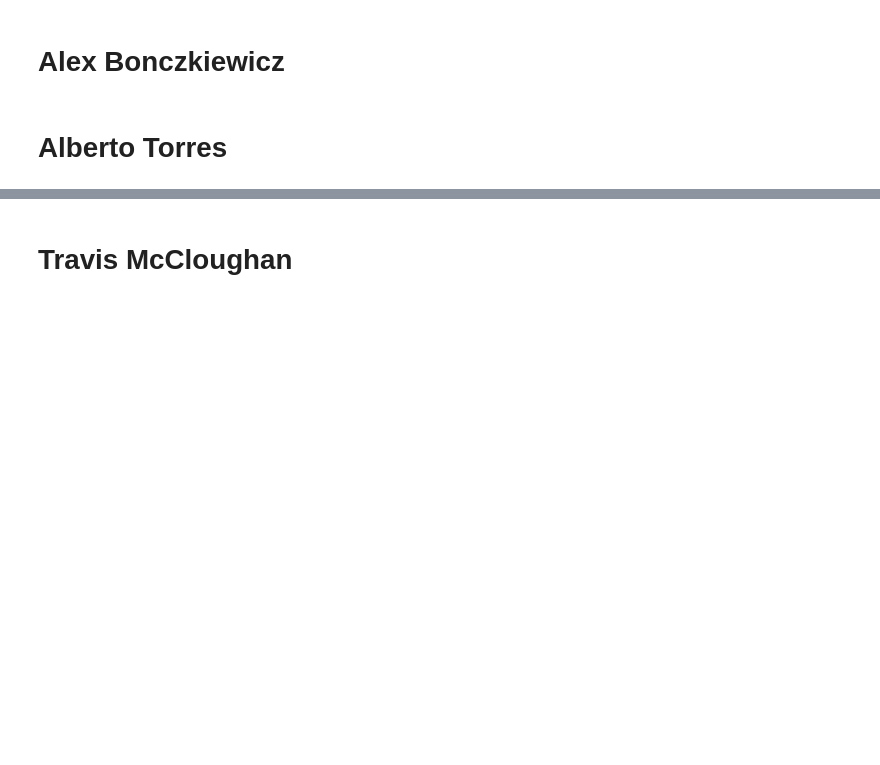
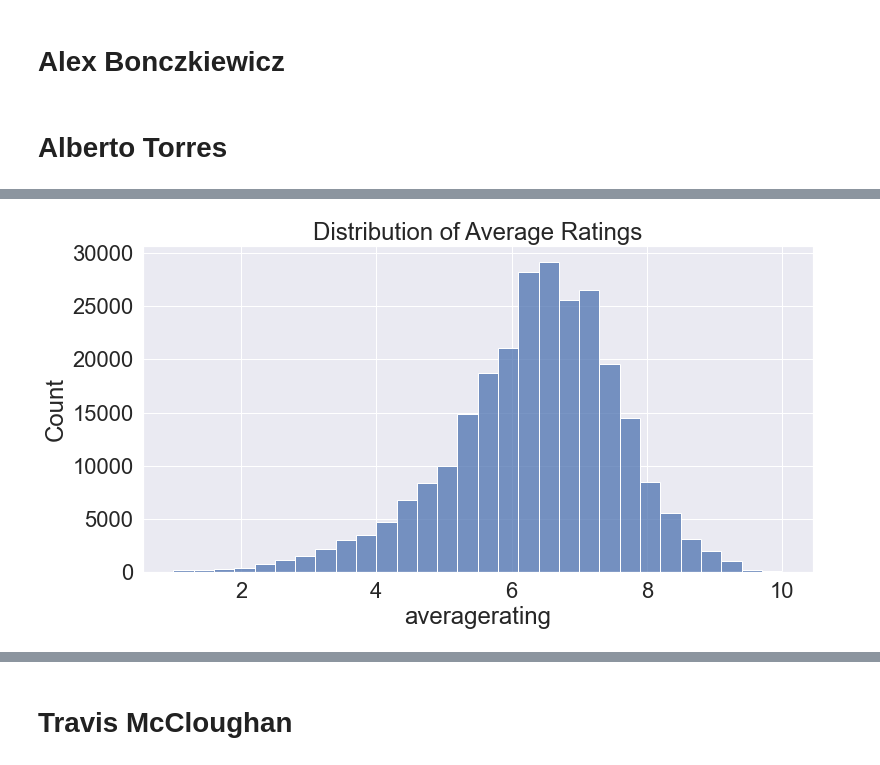
Before and after one commit to jaeminlee95/Semester1_Capstone_Group_3, a Jupyter notebook: student.ipynb, the cells around one changed output, grey strips where cells are left out. Cells and saved outputs as stored; diff of their text form; code cells hidden in the pictures; blank space fills up the shorter version.

```diff
--- a/student.ipynb
+++ b/student.ipynb
@@ -14,0 +67,6 @@ Please fill out:
+# %%
+movie_ratings = pd.read_sql("""
+SELECT *
+FROM movie_ratings;
+""",conn)
+movie_ratings
@@ -14,0 +87,6 @@ Please fill out:
+# %%
+movie_akas = pd.read_sql("""
+SELECT *
+FROM movie_akas;
+""",conn)
+movie_akas
@@ -14,0 +107,15 @@ Please fill out:
+# %%
+# base movie dataframe to work off of
+movies_df = pd.read_sql("""
+SELECT movie_akas.*, movie_basics.primary_title, movie_basics.original_title,
+       movie_basics.start_year, movie_basics.runtime_minutes, movie_basics.genres,
+       movie_ratings.averagerating, movie_ratings.numvotes
+FROM movie_akas
+INNER JOIN
+    movie_basics
+ON  movie_akas.movie_id = movie_basics.movie_id
+INNER JOIN
+    movie_ratings
+ON  movie_akas.movie_id = movie_ratings.movie_id
+""",conn)
+movies_df
@@ -14,0 +173,3 @@ Please fill out:
+# %%
+# categorize the None generes as "N/A"
+movies_df['genres'] = movies_df['genres'].fillna("N/A")
@@ -14,0 +196,7 @@ Please fill out:
+# %%
+# distribution of average ratings
+fig, ax = plt.subplots(figsize=(12,6))
+sns.set(font_scale=2)
+sns.histplot(movies_df['averagerating'], ax=ax, bins=30).set(title="Distribution of Average Ratings");
+# %% [output]
+[figure, added]
```
Also changed, not shown: parts of 36 cells of this notebook, 1 other file.
